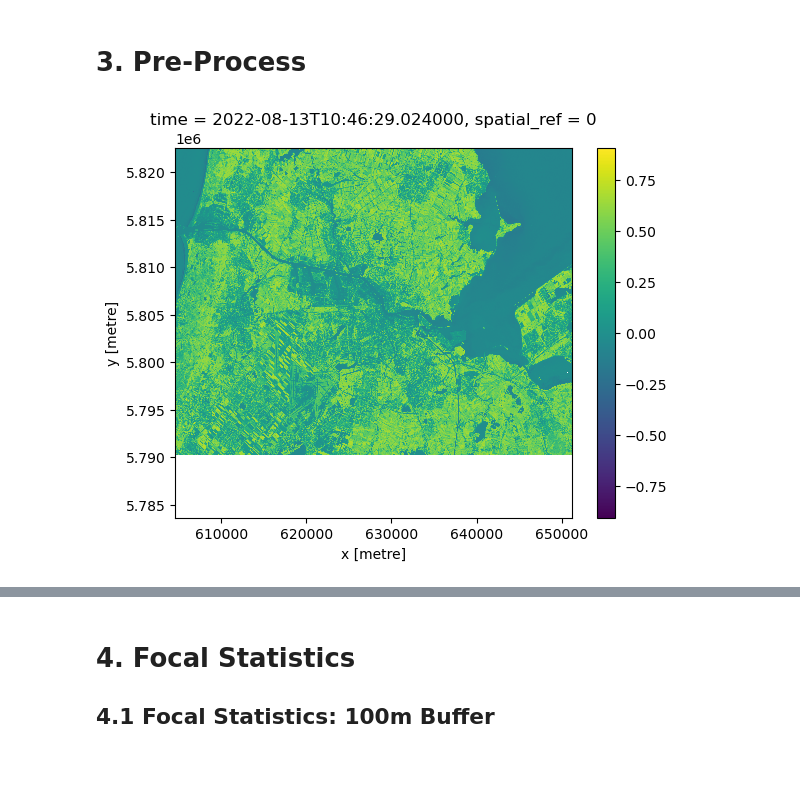
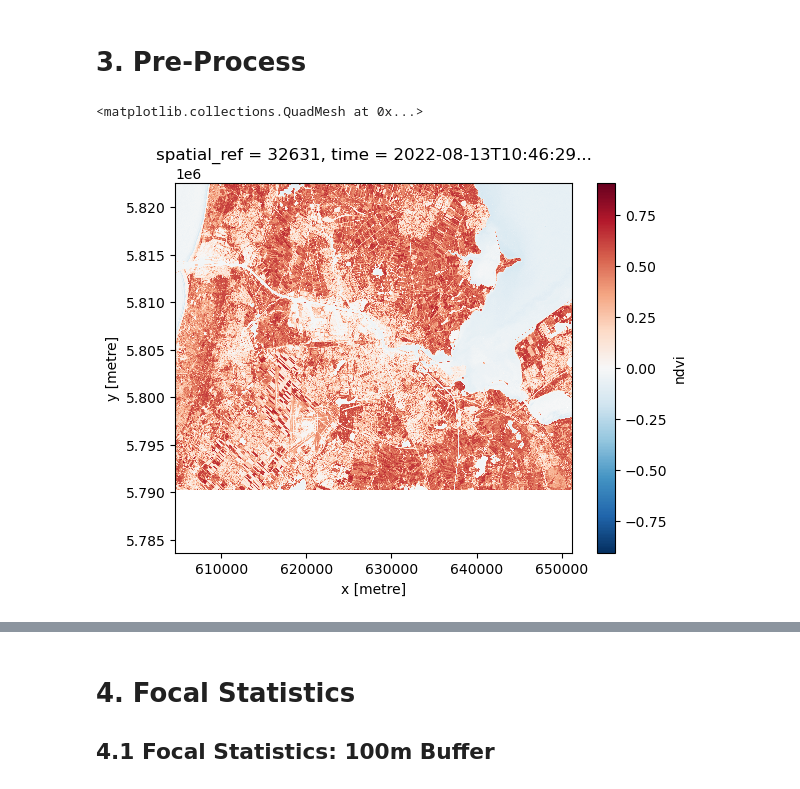
Before and after one commit to JitseRuurd/Amsterdam_Urban_Green, a Jupyter notebook: 1b. Pre-Processing.ipynb, the cells around one changed output, grey strips where cells are left out. Drawn from its saved outputs; the diff is of its cells as text; code cells hidden in the pictures.

Commit message:
update ndvi + restructure

```diff
--- a/1b. Pre-Processing.ipynb
+++ b/1b. Pre-Processing.ipynb
@@ -62,2 +89,9 @@ ndvi = (nir - red) / (nir + red)
+# %%
+ndvi = xrspatial.multispectral.ndvi(data['nir'], data['red'])
+# %%
+ndvi.plot()
+# %% [output]
+<matplotlib.collections.QuadMesh at 0x...>
+[figure, added]
 # %%
 # Convert to EPSG28992
@@ -69,21 +99,0 @@ ndvi.rio.to_raster('./data/Greenness/NDVI_Amsterdam.tif', compress = 'LZw')
-# %%
-####
-# 2. NDVI
-####
-# Calculate NDVI
-red = data['red'].astype('float')
-nir = data['nir'].astype('float')
-ndvi = (nir - red) / (nir + red)
-
-####
-# 3. Visualise
-####
-# Visualise NDVI
-ndvi.plot.imshow(cmap = 'viridis')
-
-####
-# 4. Store
-####
-ndvi.rio.to_raster('./data/Greenness/NDVI_Amsterdam.tif', compress = 'LZw')
-# %% [output]
-[figure, removed]
```
Also changed, not shown: parts of 14 cells of this notebook, 27 other files.
